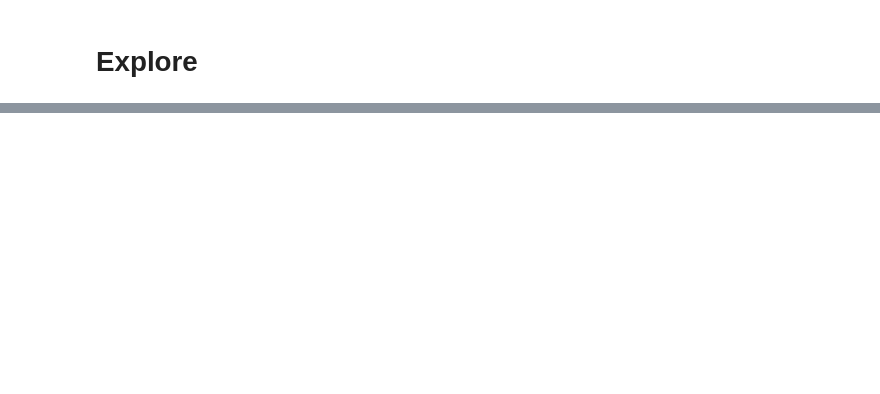
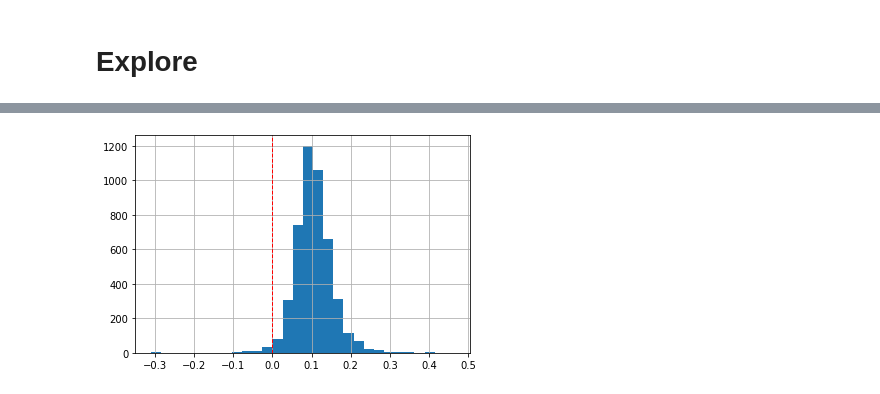
Before and after one commit to pm5/tracevotes, a Jupyter notebook: nbs/President.ipynb, the cells around one changed output, grey strips where cells are left out. Saved outputs shown, nothing was run; the diff lists cells and outputs as text; code cells hidden in the pictures; blank space fills up the shorter version.

```diff
--- a/nbs/President.ipynb
+++ b/nbs/President.ipynb
@@ -167,0 +90,13 @@ Int64Index([    0,     1,  2670,  2671, 10712, 10713, 11972, 11973, 15596,
+# %%
+from sqlalchemy import create_engine
+
+POSTGRES_HOST = "localhost"
+POSTGRES_PORT = "5432"
+POSTGRES_USER = "postgres"
+POSTGRES_PASSWORD = "mysecret"
+POSTGRES_DBNAME = "mydb"
+
+postgres_str = "postgresql://{user}:{password}@{host}:{port}/{dbname}".format(
+    user=POSTGRES_USER, password=POSTGRES_PASSWORD, host=POSTGRES_HOST, port=POSTGRES_PORT, dbname=POSTGRES_DBNAME)
+
+conn = create_engine(postgres_str)
@@ -167,0 +223,10 @@ Int64Index([    0,     1,  2670,  2671, 10712, 10713, 11972, 11973, 15596,
+# %%
+president_changes = pd.read_sql_query("""
+    SELECT *,
+    CONCAT(city_county, township_city, village) AS fullvill,
+    dpp_to_kmt_rates_2012 - dpp_to_kmt_rates_2008 AS changes_at_2012,
+    dpp_to_kmt_rates_2016 - dpp_to_kmt_rates_2012 AS changes_at_2016
+    FROM dpp_to_kmt_rate_changes;
+""", conn)
+
+president_changes.to_csv(president_changes_csv, index=None)
@@ -167,0 +245,6 @@ Int64Index([    0,     1,  2670,  2671, 10712, 10713, 11972, 11973, 15596,
+# %%
+president_changes.changes_at_2012.hist(bins=30)
+plt.axvline(0.00, color="red", linestyle="dashed", linewidth=1)
+plt.show()
+# %% [output]
+[figure, added]
```
Also changed, not shown: parts of 20 cells of this notebook, 8 other files.
